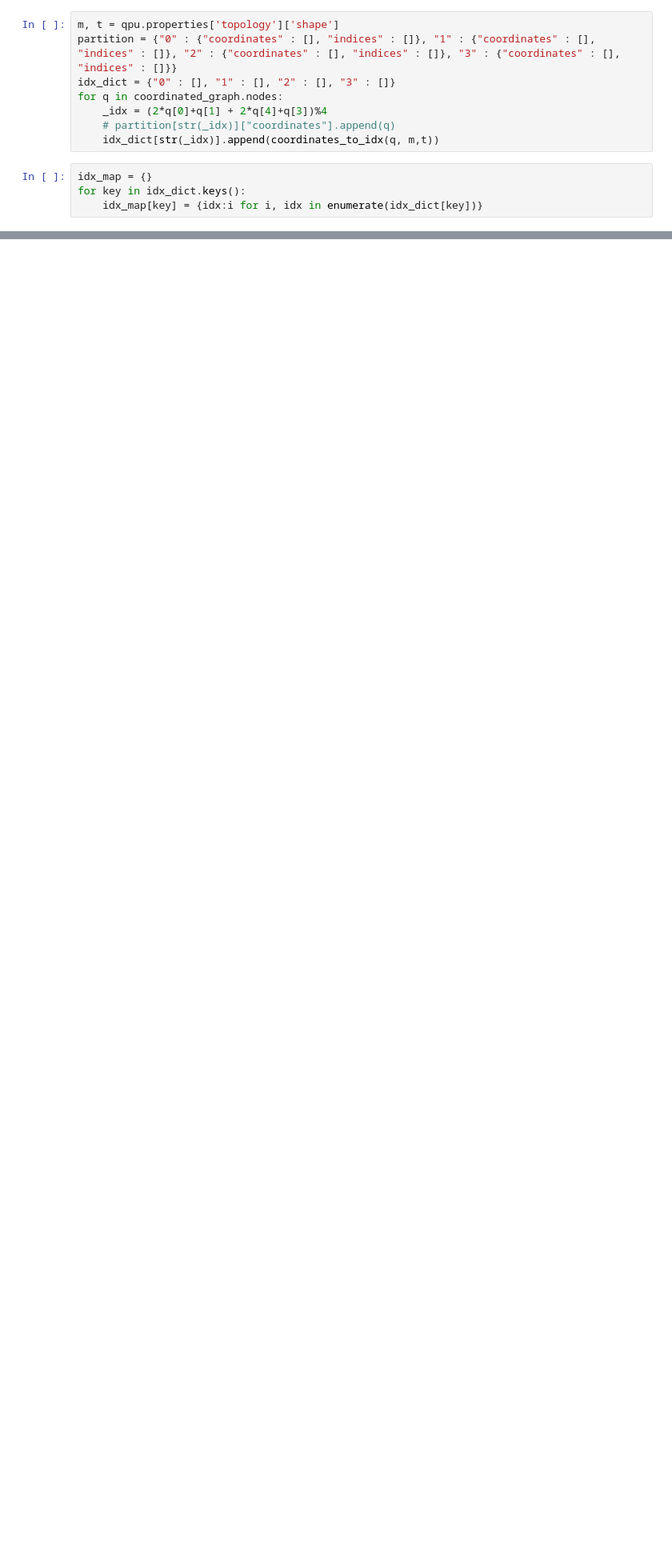
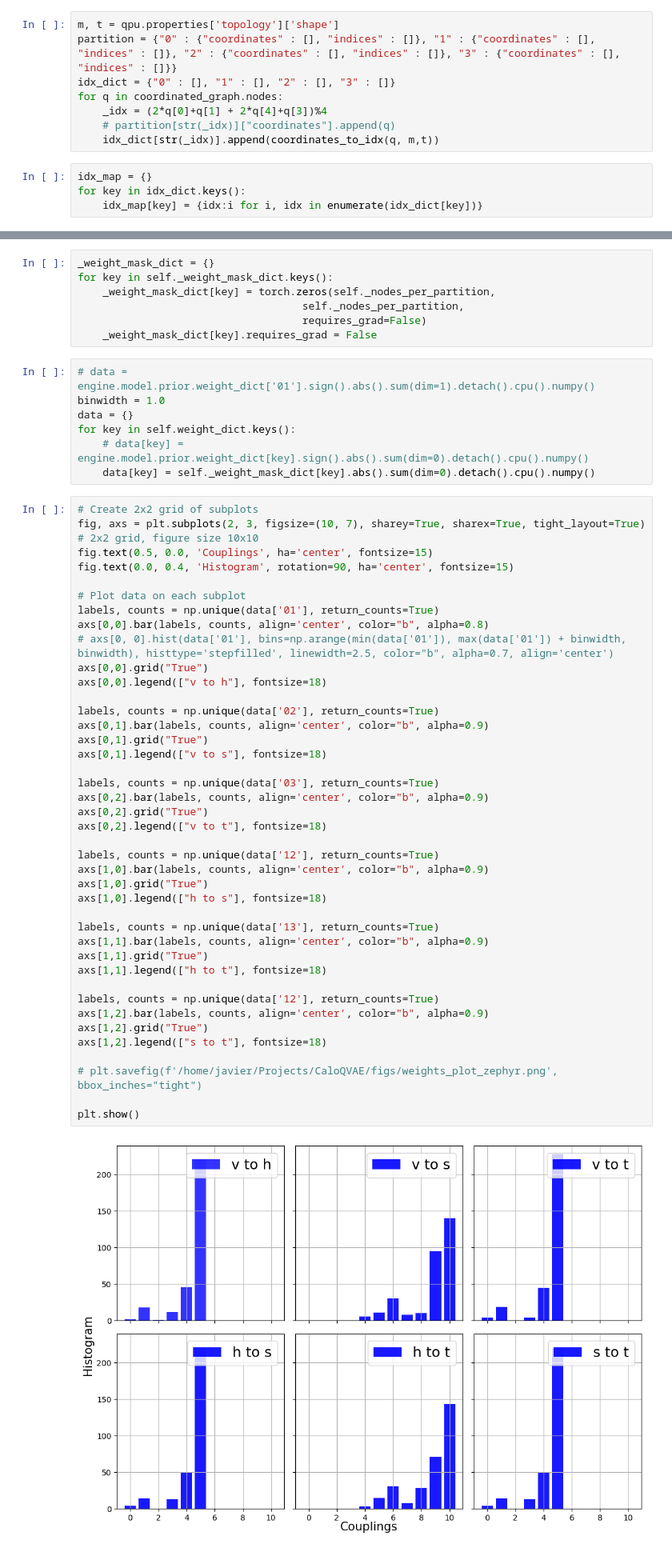
Before and after one commit to QaloSim/CaloQVAE, a Jupyter notebook: notebooks/zephyr_coloring.ipynb, the cells around one changed output, grey strips where cells are left out. Shown at 80% size. Drawn from its saved outputs; the diff is of its cells as text; blank space fills up the shorter version.

```diff
--- a/notebooks/zephyr_coloring.ipynb
+++ b/notebooks/zephyr_coloring.ipynb
@@ -84,0 +129,57 @@ for key in idx_dict.keys():
+# %%
+_weight_mask_dict = {}
+for key in self._weight_mask_dict.keys():
+    _weight_mask_dict[key] = torch.zeros(self._nodes_per_partition,
+                                    self._nodes_per_partition,
+                                    requires_grad=False)
+    _weight_mask_dict[key].requires_grad = False
+# %%
+# data = engine.model.prior.weight_dict['01'].sign().abs().sum(dim=1).detach().cpu().numpy()
+binwidth = 1.0
+data = {}
+for key in self.weight_dict.keys():
+    # data[key] = engine.model.prior.weight_dict[key].sign().abs().sum(dim=0).detach().cpu().numpy()
+    data[key] = self._weight_mask_dict[key].abs().sum(dim=0).detach().cpu().numpy()
+# %%
+# Create 2x2 grid of subplots
+fig, axs = plt.subplots(2, 3, figsize=(10, 7), sharey=True, sharex=True, tight_layout=True)  # 2x2 grid, figure size 10x10
+fig.text(0.5, 0.0, 'Couplings', ha='center', fontsize=15)
+fig.text(0.0, 0.4, 'Histogram', rotation=90, ha='center', fontsize=15)
+
+# Plot data on each subplot
+labels, counts = np.unique(data['01'], return_counts=True)
+axs[0,0].bar(labels, counts, align='center', color="b", alpha=0.8)
+# axs[0, 0].hist(data['01'], bins=np.arange(min(data['01']), max(data['01']) + binwidth, binwidth), histtype='stepfilled', linewidth=2.5, color="b", alpha=0.7, align='center')
+axs[0,0].grid("True")
+axs[0,0].legend(["v to h"], fontsize=18)
+
+labels, counts = np.unique(data['02'], return_counts=True)
+axs[0,1].bar(labels, counts, align='center', color="b", alpha=0.9)
+axs[0,1].grid("True")
+axs[0,1].legend(["v to s"], fontsize=18)
+
+labels, counts = np.unique(data['03'], return_counts=True)
+axs[0,2].bar(labels, counts, align='center', color="b", alpha=0.9)
+axs[0,2].grid("True")
+axs[0,2].legend(["v to t"], fontsize=18)
+
+labels, counts = np.unique(data['12'], return_counts=True)
+axs[1,0].bar(labels, counts, align='center', color="b", alpha=0.9)
+axs[1,0].grid("True")
+axs[1,0].legend(["h to s"], fontsize=18)
+
+labels, counts = np.unique(data['13'], return_counts=True)
+axs[1,1].bar(labels, counts, align='center', color="b", alpha=0.9)
+axs[1,1].grid("True")
+axs[1,1].legend(["h to t"], fontsize=18)
+
+labels, counts = np.unique(data['12'], return_counts=True)
+axs[1,2].bar(labels, counts, align='center', color="b", alpha=0.9)
+axs[1,2].grid("True")
+axs[1,2].legend(["s to t"], fontsize=18)
+
+# plt.savefig(f'/home/javier/Projects/CaloQVAE/figs/weights_plot_zephyr.png', bbox_inches="tight")
+
+plt.show()
+# %% [output]
+[figure, added]
```
Also changed, not shown: parts of 5 cells of this notebook, 9 other files.
